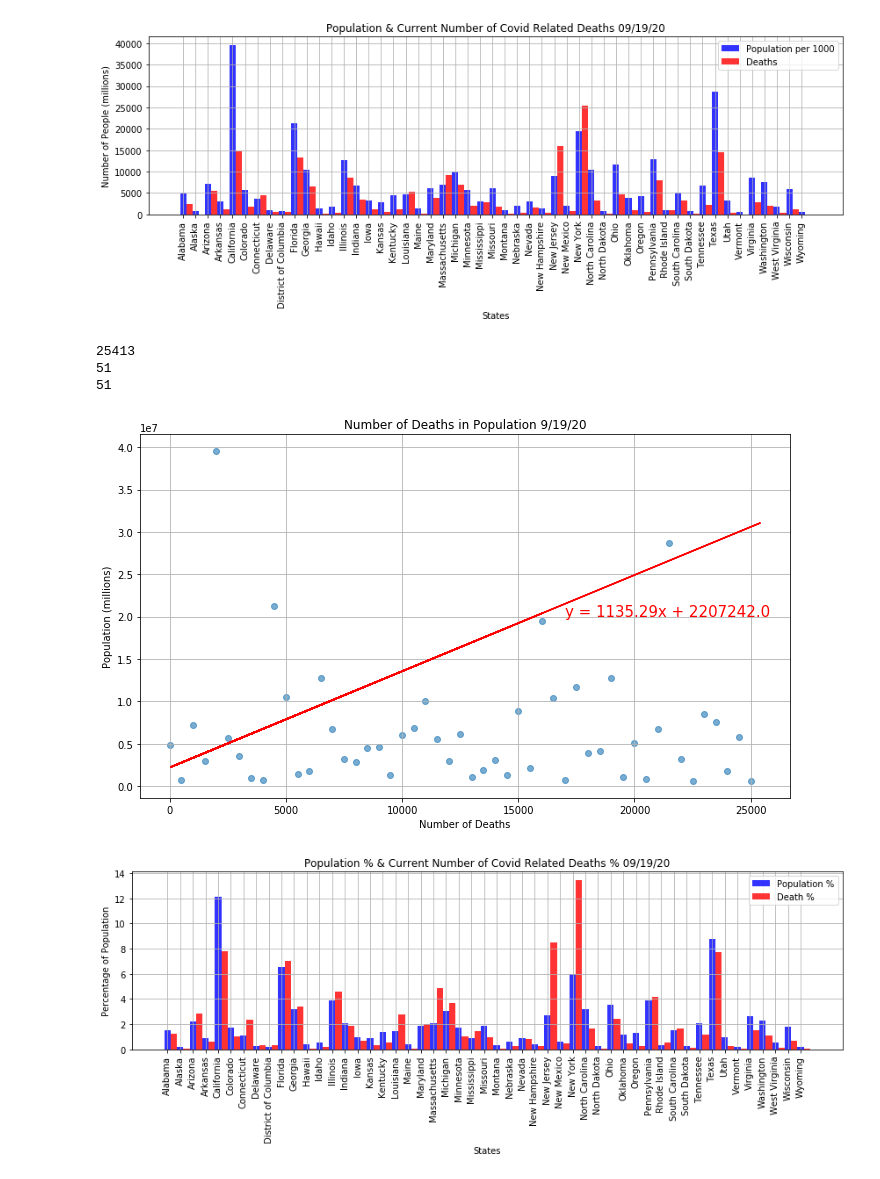
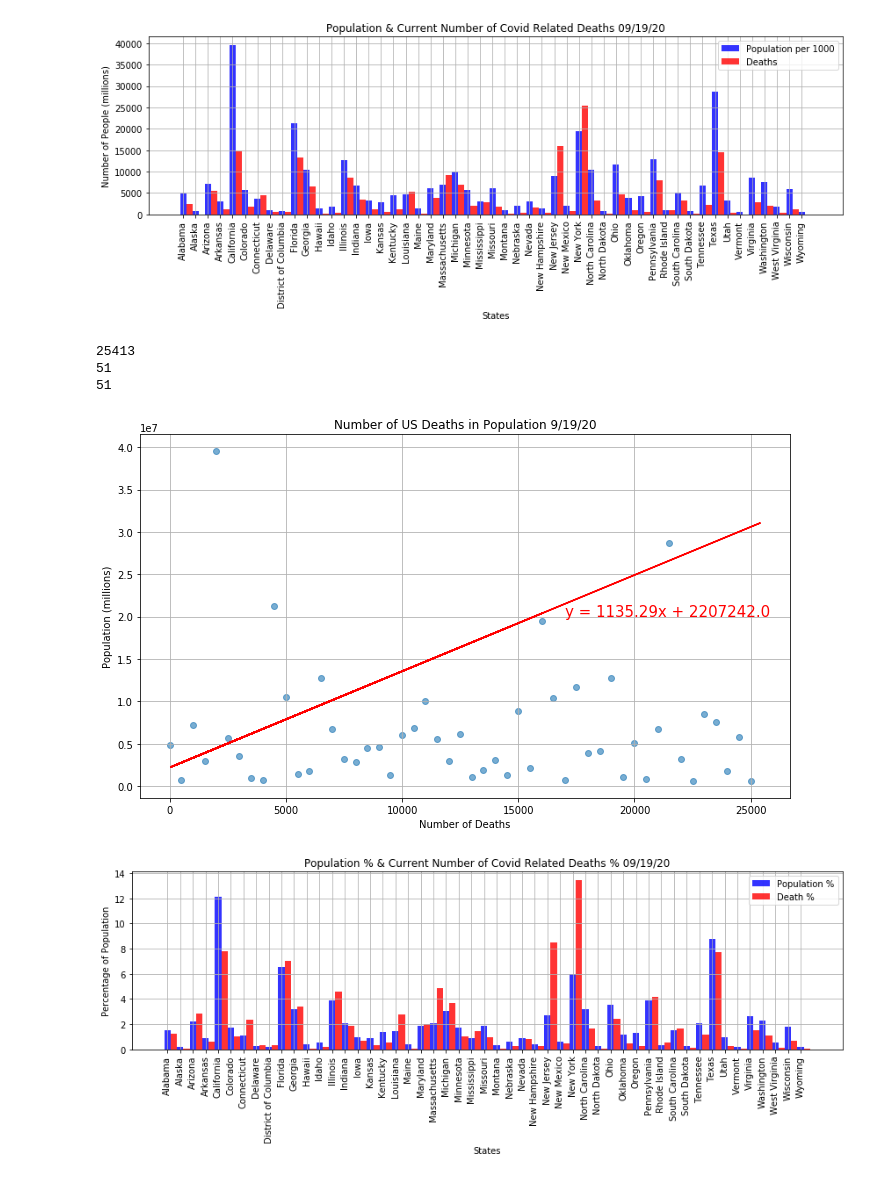
Before and after one commit to debrawu/ProjectOne, a Jupyter notebook: Project One - Visualizations .ipynb, the cells around one changed output. Cells and saved outputs as stored; diff of their text form; code cells hidden in the pictures.

```diff
--- a/Project One - Visualizations .ipynb
+++ b/Project One - Visualizations .ipynb
@@ -113,38 +113,38 @@ print(len(data))
 plt.figure(figsize=(10,6))
 plt.scatter(x=x_axis, y=data, alpha=0.6)
 
-plt.title('Number of Deaths in Population 9/19/20')
+plt.title('Number of US Deaths in Population 9/19/20')
 plt.xlabel('Number of Deaths')
 plt.ylabel('Population (millions)')
 plt.grid(True)
 
 #linear regression
 
 pop = df['Pop2018']
 ded = df['Number of Deaths']
 
 # Run the regression and store each of the returned values
 (slope, intercept, rvalue, pvalue, stderr) = linregress(ded, pop)
 
 # Calculate the predictions for each value of x (blood pressure)
 regress_values = ded * slope + intercept
 
 # Create the linear equation
 line_eq = "y = " + str(round(slope,2)) + "x + " + str(round(intercept,2))
 
 # Plot the regression line
 plt.plot(ded, regress_values, "red")
 
 # Add the linear equation to the plot
 plt.annotate(line_eq, (17000, 20000000), fontsize=15, color="red")
 plt.tight_layout()
 
 plt.savefig('DeathsperPopulation')
 # %% [output]
 25413
 51
 51
-[figure, old version]
+[figure, new version]
 # %%
 #compare the number of deaths of each state & population of each state vs the total as a percentage and plot as a comparison bar chart
 #add up all of the deaths
```
Also changed, not shown: 5 other files.
